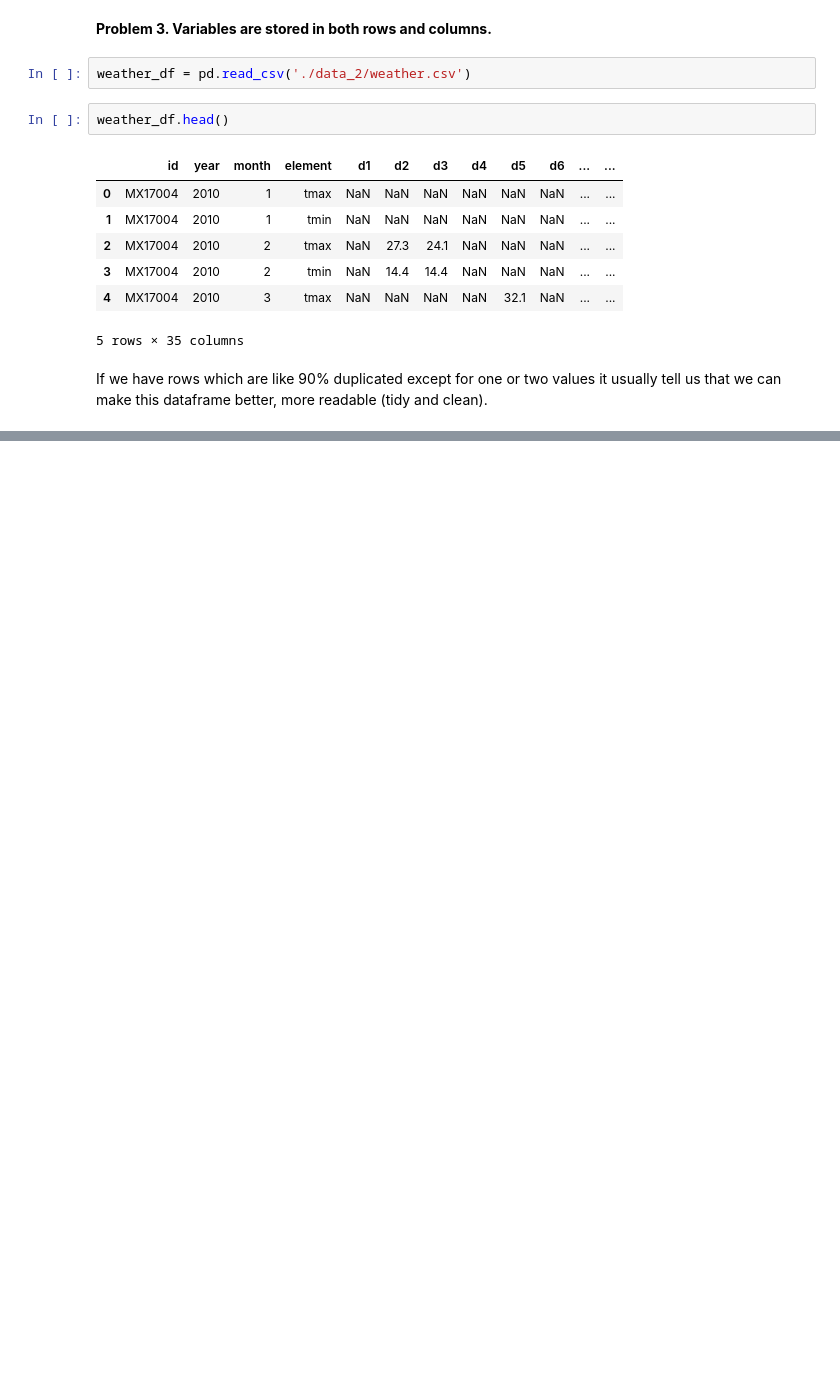
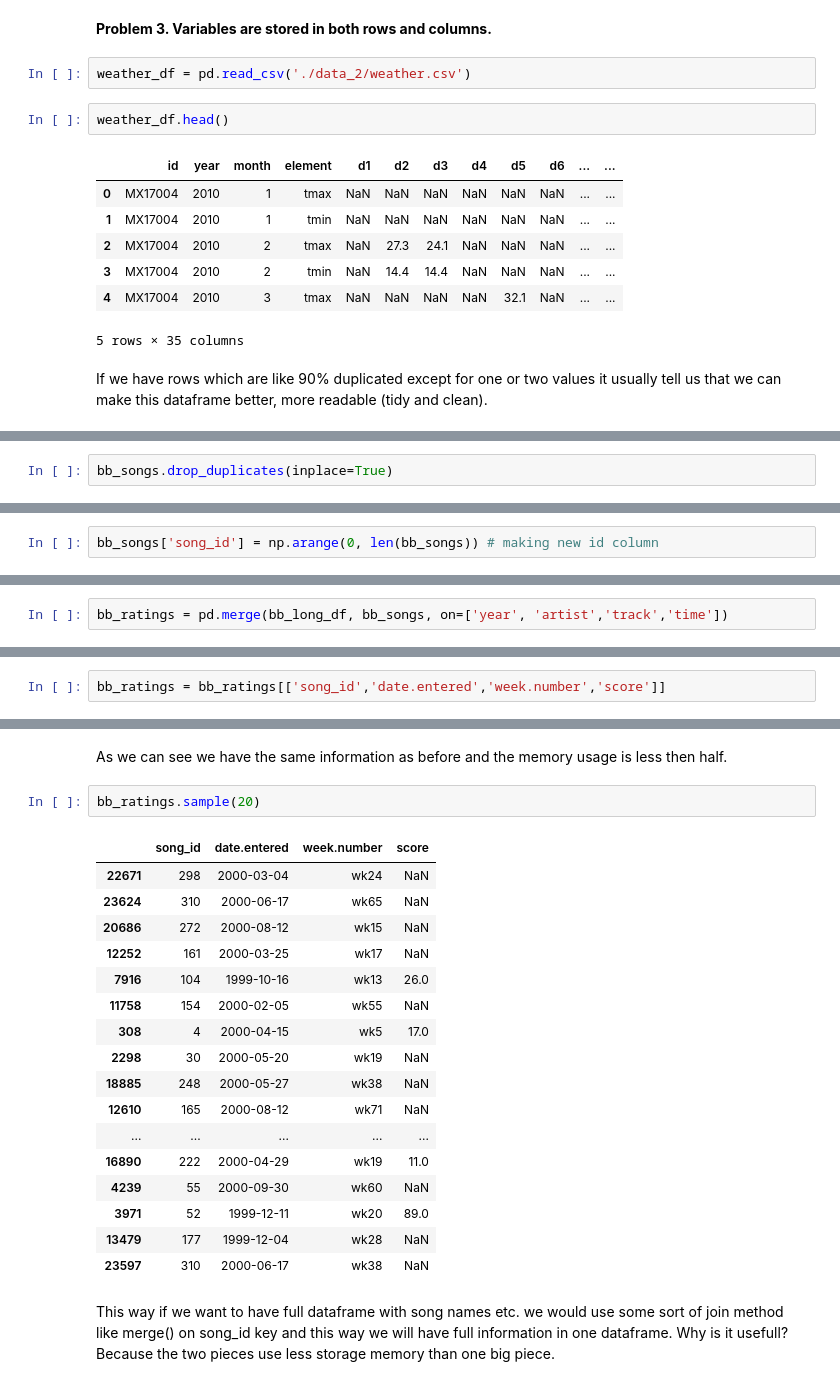
Before and after one commit to dwkula/pandas_train_sets, a Jupyter notebook: tidying.ipynb, the cells around one changed output, grey strips where cells are left out. Drawn from its saved outputs; the diff is of its cells as text; blank space fills up the shorter version.

```diff
--- a/tidying.ipynb
+++ b/tidying.ipynb
@@ -123,0 +202,2 @@ If we have rows which are like 90% duplicated except for one or two values it us
+# %%
+bb_songs.drop_duplicates(inplace=True)
@@ -123,0 +209,2 @@ If we have rows which are like 90% duplicated except for one or two values it us
+# %%
+bb_songs['song_id'] = np.arange(0, len(bb_songs)) # making new id column
@@ -123,0 +239,2 @@ If we have rows which are like 90% duplicated except for one or two values it us
+# %%
+bb_ratings = pd.merge(bb_long_df, bb_songs, on=['year', 'artist','track','time'])
@@ -123,0 +250,2 @@ If we have rows which are like 90% duplicated except for one or two values it us
+# %%
+bb_ratings = bb_ratings[['song_id','date.entered','week.number','score']]
@@ -123,0 +290,24 @@ If we have rows which are like 90% duplicated except for one or two values it us
+# %% [markdown]
+As we can see we have the same information as before and the memory usage is less then half.
+# %%
+bb_ratings.sample(20)
+# %% [output]
+|  | song_id | date.entered | week.number | score |
+| 22671 | 298 | 2000-03-04 | wk24 | NaN |
+| 23624 | 310 | 2000-06-17 | wk65 | NaN |
+| 20686 | 272 | 2000-08-12 | wk15 | NaN |
+| 12252 | 161 | 2000-03-25 | wk17 | NaN |
+| 7916 | 104 | 1999-10-16 | wk13 | 26.0 |
+| 11758 | 154 | 2000-02-05 | wk55 | NaN |
+| 308 | 4 | 2000-04-15 | wk5 | 17.0 |
+| 2298 | 30 | 2000-05-20 | wk19 | NaN |
+| 18885 | 248 | 2000-05-27 | wk38 | NaN |
+| 12610 | 165 | 2000-08-12 | wk71 | NaN |
+| ... | ... | ... | ... | ... |
+| 16890 | 222 | 2000-04-29 | wk19 | 11.0 |
+| 4239 | 55 | 2000-09-30 | wk60 | NaN |
+| 3971 | 52 | 1999-12-11 | wk20 | 89.0 |
+| 13479 | 177 | 1999-12-04 | wk28 | NaN |
+| 23597 | 310 | 2000-06-17 | wk38 | NaN |
+# %% [markdown]
+This way if we want to have full dataframe with song names etc. we would use some sort of join method like merge() on song_id key and this way we will have full information in one dataframe. Why is it usefull? Because the two pieces use less storage memory than one big piece.
```
Also changed, not shown: parts of 21 cells of this notebook.
